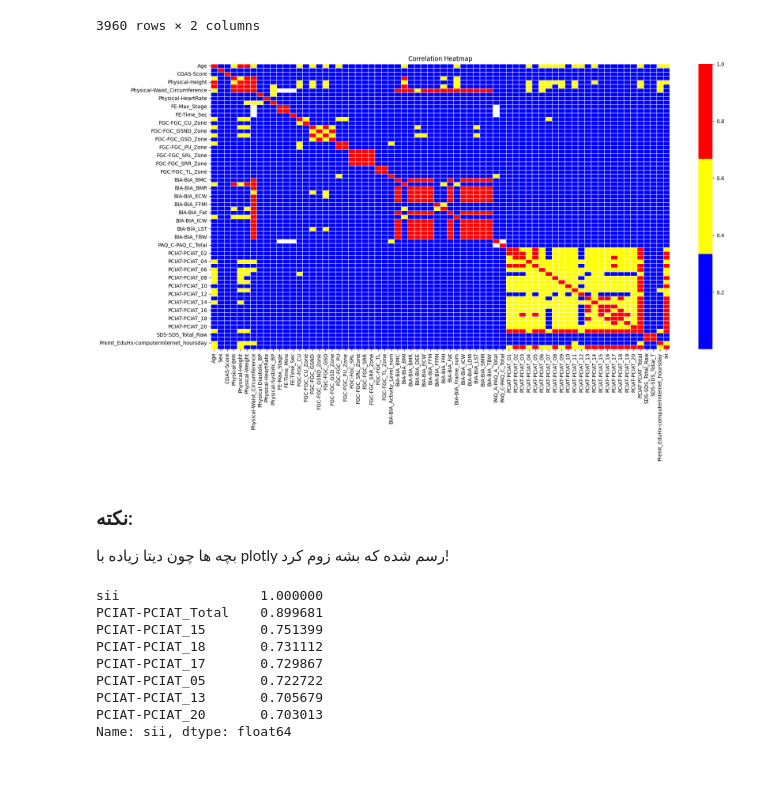
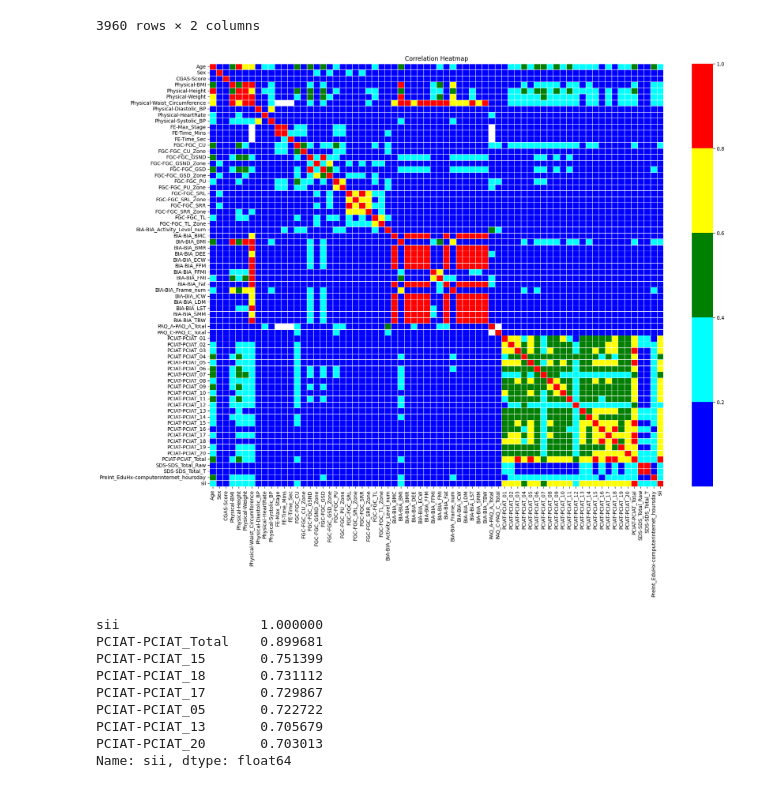
Before and after one commit to Ramtin-Karbaschi/BehaviorDetection_and_MobileMarketAnalysis, a Jupyter notebook: stat.ipynb, the cells around one changed output. Cells and saved outputs as stored; diff of their text form; code cells hidden in the pictures.

Commit message:
The "sii" column is filled. Some modifications to the heatmap were assigned.

```diff
--- a/stat.ipynb
+++ b/stat.ipynb
@@ -126,18 +121,14 @@ df[['Physical-BMI', 'BIA-BIA_BMI']] # Values are the same but Physical-BMI has l
 # %%
 # Select only numeric columns
 numeric_df = df.select_dtypes(include=[np.number])
 
 # Plot the heatmap to check the correlation between the variables
 corr_df = numeric_df.corr().abs()
-plt.figure(figsize=(20, 10))
-sns.heatmap(corr_df, annot=False, cmap=['blue', 'yellow', 'red'], linewidths=0.5)
+plt.figure(figsize=(20, 15))
+sns.heatmap(corr_df, annot=False, cmap=['blue', 'cyan', 'green', 'yellow', 'red'], linewidths=0.5)
 plt.title('Correlation Heatmap')
 plt.show()
 # %% [output]
-[figure, old version]
+[figure, new version]
-# %% [markdown]
-<div dir="rtl">
-<h3>نکته:</h3>
-بچه ها چون دیتا زیاده با plotly رسم شده که بشه زوم کرد!
 # %%
 # Identify columns that have more than 70% correlation with the target variable
```
Also changed, not shown: parts of 10 cells of this notebook.
